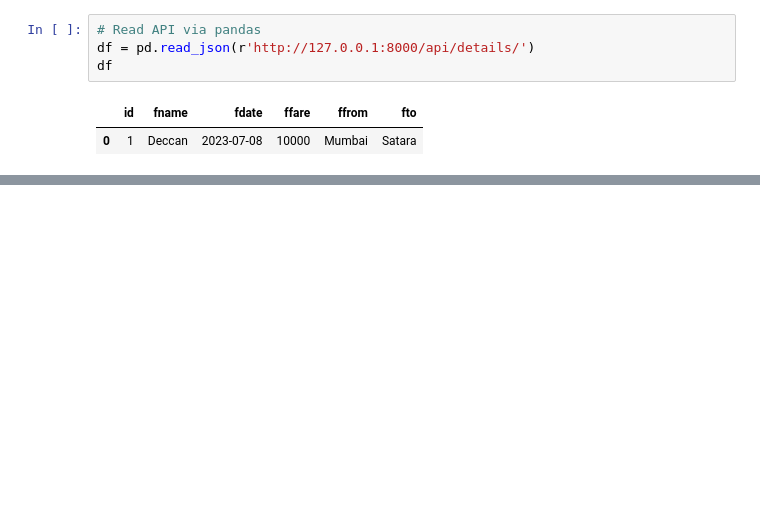
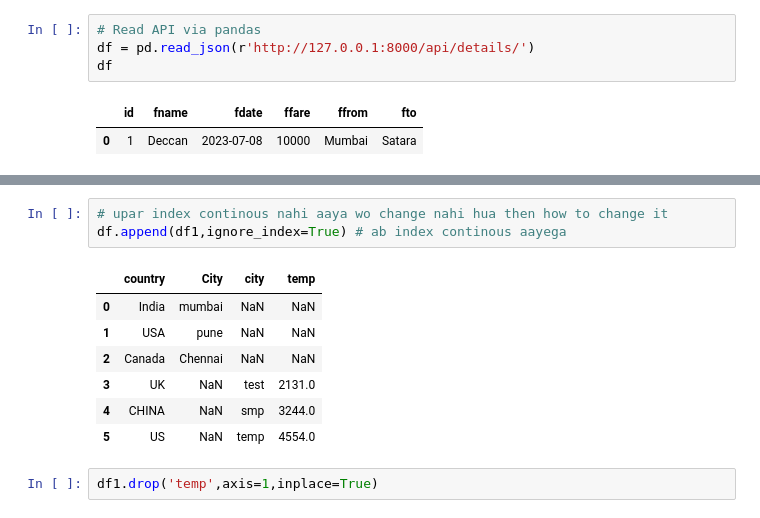
Before and after one commit to Meluha0911/Machine-Learning, a Jupyter notebook: Kantilal Sir-checkpoint.ipynb, the cells around one changed output, grey strips where cells are left out. Cells and saved outputs as stored; diff of their text form; blank space fills up the shorter version.

```diff
--- a/Kantilal Sir-checkpoint.ipynb
+++ b/Kantilal Sir-checkpoint.ipynb
@@ -2350,0 +2536,13 @@ df
+# %%
+# upar index continous nahi aaya wo change nahi hua then how to change it
+df.append(df1,ignore_index=True) # ab index continous aayega
+# %% [output]
+|  | country | City | city | temp |
+| 0 | India | mumbai | NaN | NaN |
+| 1 | USA | pune | NaN | NaN |
+| 2 | Canada | Chennai | NaN | NaN |
+| 3 | UK | NaN | test | 2131.0 |
+| 4 | CHINA | NaN | smp | 3244.0 |
+| 5 | US | NaN | temp | 4554.0 |
+# %%
+df1.drop('temp',axis=1,inplace=True)
```
Also changed, not shown: parts of 96 cells of this notebook, 1 other file.
